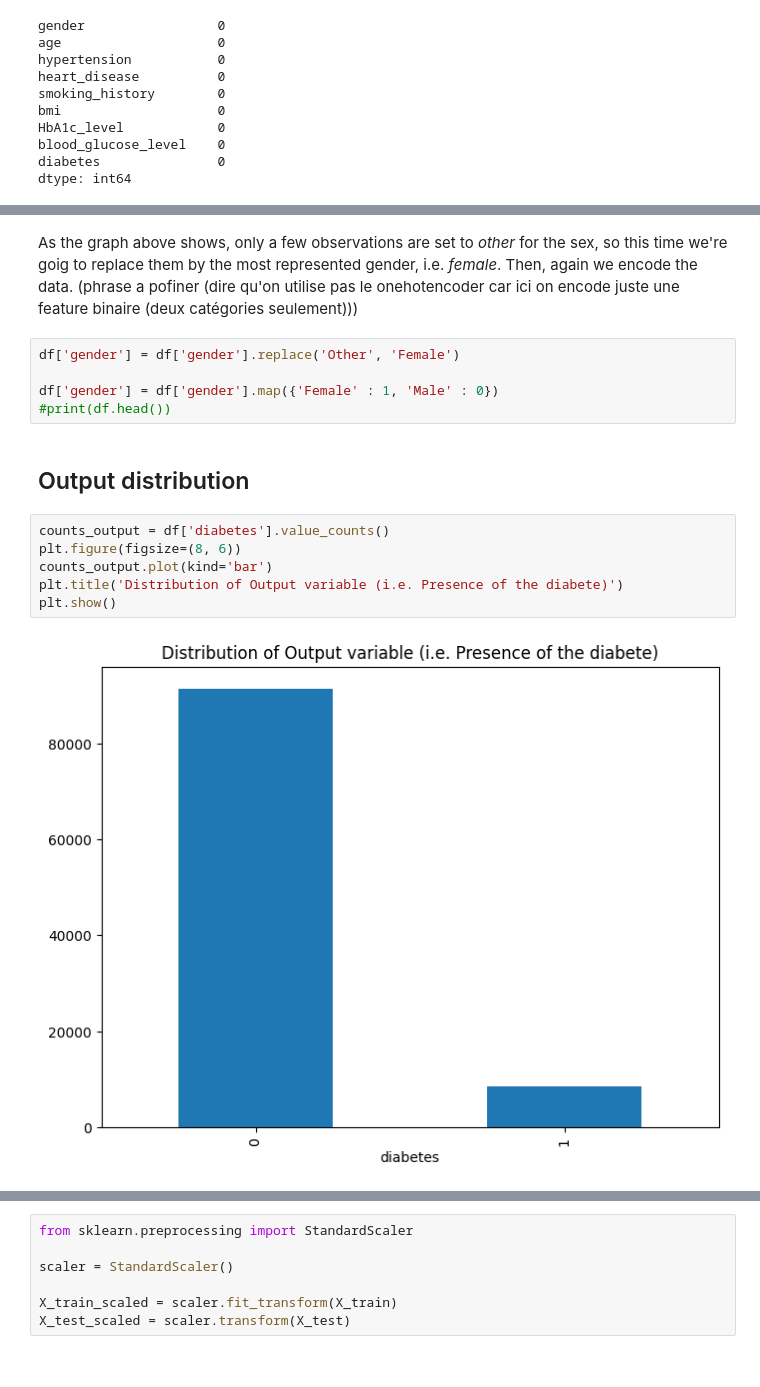
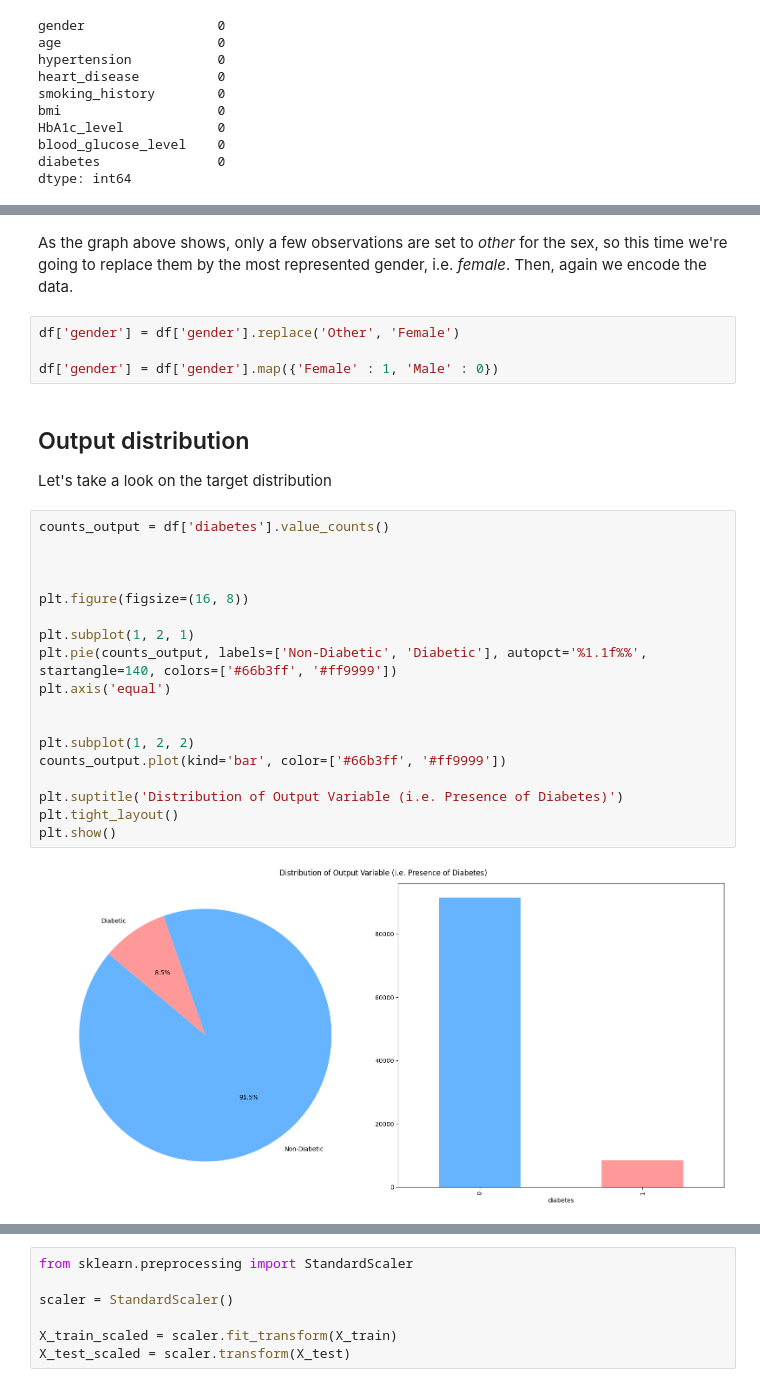
Before and after one commit to Antonin-MORENO/Diabetes-Prediction, a Jupyter notebook: report.ipynb, the cells around one changed output, grey strips where cells are left out. Cells and saved outputs as stored; diff of their text form.

```diff
--- a/report.ipynb
+++ b/report.ipynb
@@ -102,18 +109,31 @@ plt.show()
 # %% [markdown]
-As the graph above shows, only a few observations are set to *other* for the sex, so this time we're goig to replace them by the most represented gender, i.e. *female*. Then, again we encode the data. (phrase a pofiner (dire qu'on utilise pas le onehotencoder car ici on encode juste une feature binaire (deux catégories seulement)))
+As the graph above shows, only a few observations are set to *other* for the sex, so this time we're going to replace them by the most represented gender, i.e. *female*. Then, again we encode the data.
 # %%
 df['gender'] = df['gender'].replace('Other', 'Female')
 
 df['gender'] = df['gender'].map({'Female' : 1, 'Male' : 0})
-#print(df.head())
-# %% [markdown]
-## Output distribution
+# %% [markdown]
+## Output distribution
+
+Let's take a look on the target distribution
 # %%
 counts_output = df['diabetes'].value_counts()
-plt.figure(figsize=(8, 6))
-counts_output.plot(kind='bar')
-plt.title('Distribution of Output variable (i.e. Presence of the diabete)')
+
+
+
+plt.figure(figsize=(16, 8))
+
+plt.subplot(1, 2, 1)
+plt.pie(counts_output, labels=['Non-Diabetic', 'Diabetic'], autopct='%1.1f%%', startangle=140, colors=['#66b3ff', '#ff9999'])
+plt.axis('equal')
+
+
+plt.subplot(1, 2, 2)
+counts_output.plot(kind='bar', color=['#66b3ff', '#ff9999'])
+
+plt.suptitle('Distribution of Output Variable (i.e. Presence of Diabetes)')
+plt.tight_layout()
 plt.show()
 # %% [output]
-[figure, old version]
+[figure, new version]
 # %% [markdown]
```
Also changed, not shown: parts of 31 cells of this notebook.
